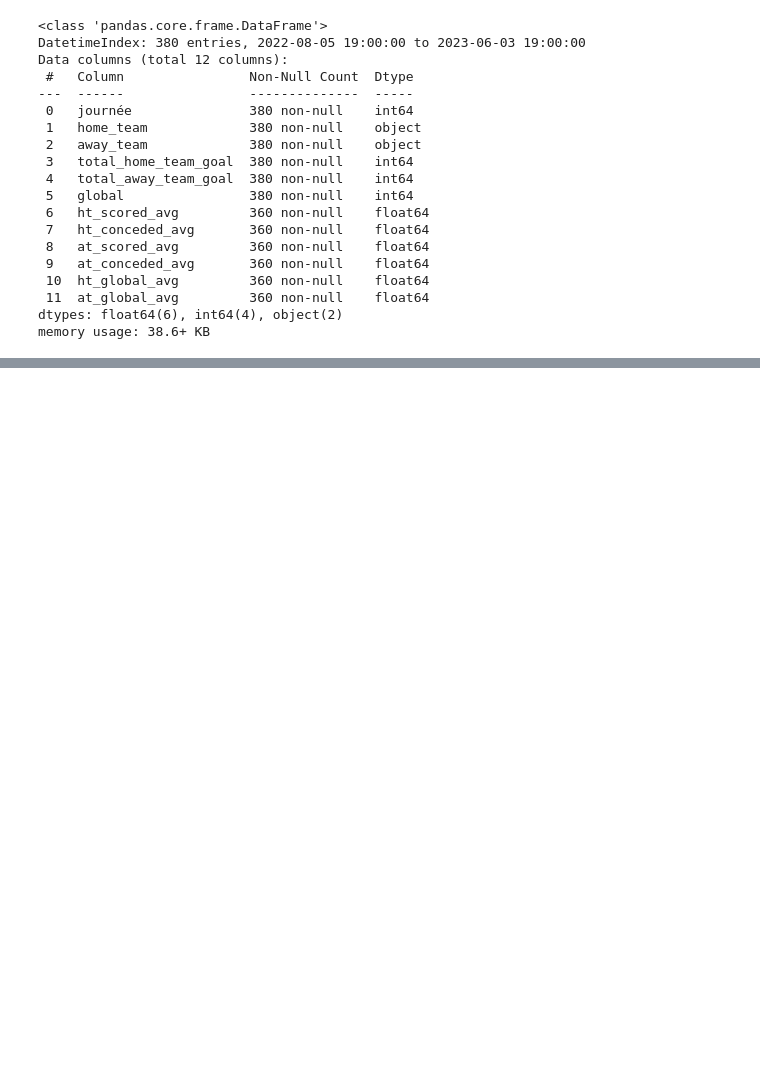
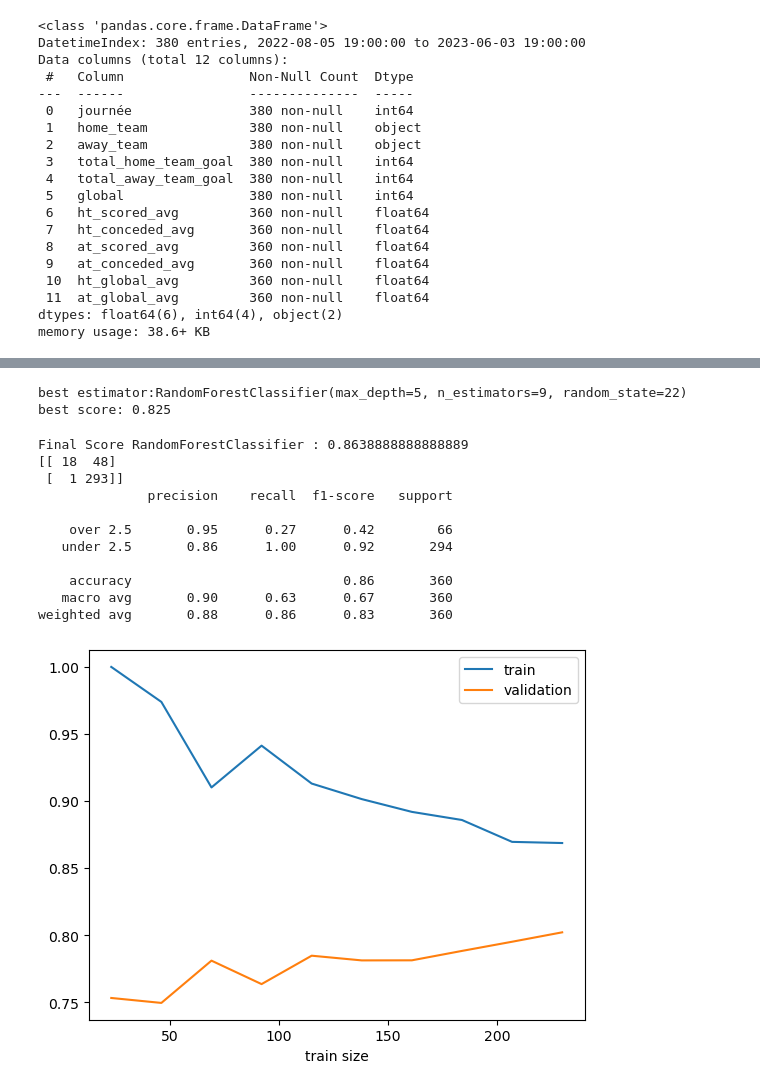
Before and after one commit to Hardfive/ProBettor, a Jupyter notebook: football/analysis/ipynb_checkpoints/modelling.ipynb, the cells around one changed output, grey strips where cells are left out. Drawn from its saved outputs; the diff is of its cells as text; code cells hidden in the pictures; blank space fills up the shorter version.

Commit message:
Modelling strategie complete (SCV score: 0.81)

```diff
--- a/football/analysis/ipynb_checkpoints/modelling.ipynb
+++ b/football/analysis/ipynb_checkpoints/modelling.ipynb
@@ -187,0 +116,58 @@ plt.legend()
+# %%
+# We gonna split the data into train and test set
+x_train, x_test, y_train, y_test = train_test_split(X, y, test_size=0.2, random_state=33)
+# %%
+def training(x_train, y_train, model):
+    """This fonction aims to train the model selected
+    Tuning to find the best parameter given
+    Test our model on the test set
+    and show some metrics to evaluate performance of the model
+
+    Returns:
+        estimator: the estimator with the best score
+    """
+    parameter = [{'n_estimators': range(1, 15),
+                  'max_depth': range(1, 15)}]
+    grid = GridSearchCV(estimator=model, param_grid=parameter, scoring='accuracy', cv=5)
+    grid.fit(x_train, y_train)
+    print(f"best estimator:{grid.best_estimator_}")
+    print(f"best score: {grid.best_score_}")
+    return grid.best_estimator_
+# %%
+def evaluation(x_test, y_test, model):
+    """Test our model on the test set
+    and show some metrics to evaluate performance of the model
+    """
+    print(f"Final Score {model.__class__.__name__} : {model.score(x_test, y_test)}")
+    print(confusion_matrix(y_test, model.predict(x_test)))
+    print(classification_report(y_test, model.predict(x_test)))
+
+    N, train_score, val_score = learning_curve(
+        model, x_train, y_train, train_sizes= np.linspace(0.1, 1.0, 10), cv=5
+    )
+
+    plt.plot(N, train_score.mean(axis=1), label='train')
+    plt.plot(N, val_score.mean(axis=1), label='validation')
+    plt.xlabel('train size')
+    plt.legend()
+    plt.show()
+# %%
+estimator = training(X, y, RandomForestClassifier(random_state=22))
+# %% [output]
+best estimator:RandomForestClassifier(max_depth=5, n_estimators=9, random_state=22)
+best score: 0.825
+# %%
+evaluation(X, y, model=estimator)
+# %% [output]
+Final Score RandomForestClassifier : 0.8638888888888889
+[[ 18  48]
+ [  1 293]]
+              precision    recall  f1-score   support
+
+    over 2.5       0.95      0.27      0.42        66
+   under 2.5       0.86      1.00      0.92       294
+
+    accuracy                           0.86       360
+   macro avg       0.90      0.63      0.67       360
+weighted avg       0.88      0.86      0.83       360
+[figure, added]
```
Also changed, not shown: parts of 22 cells of this notebook.
